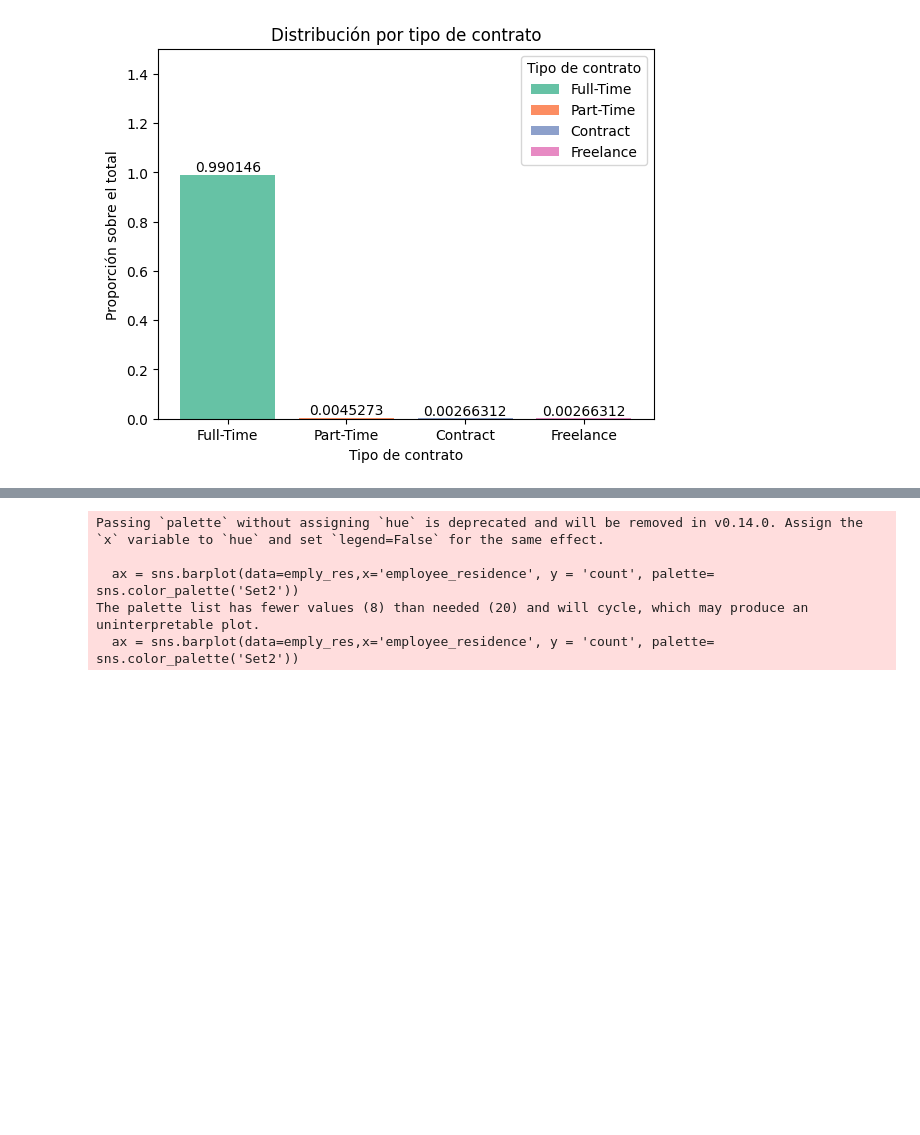
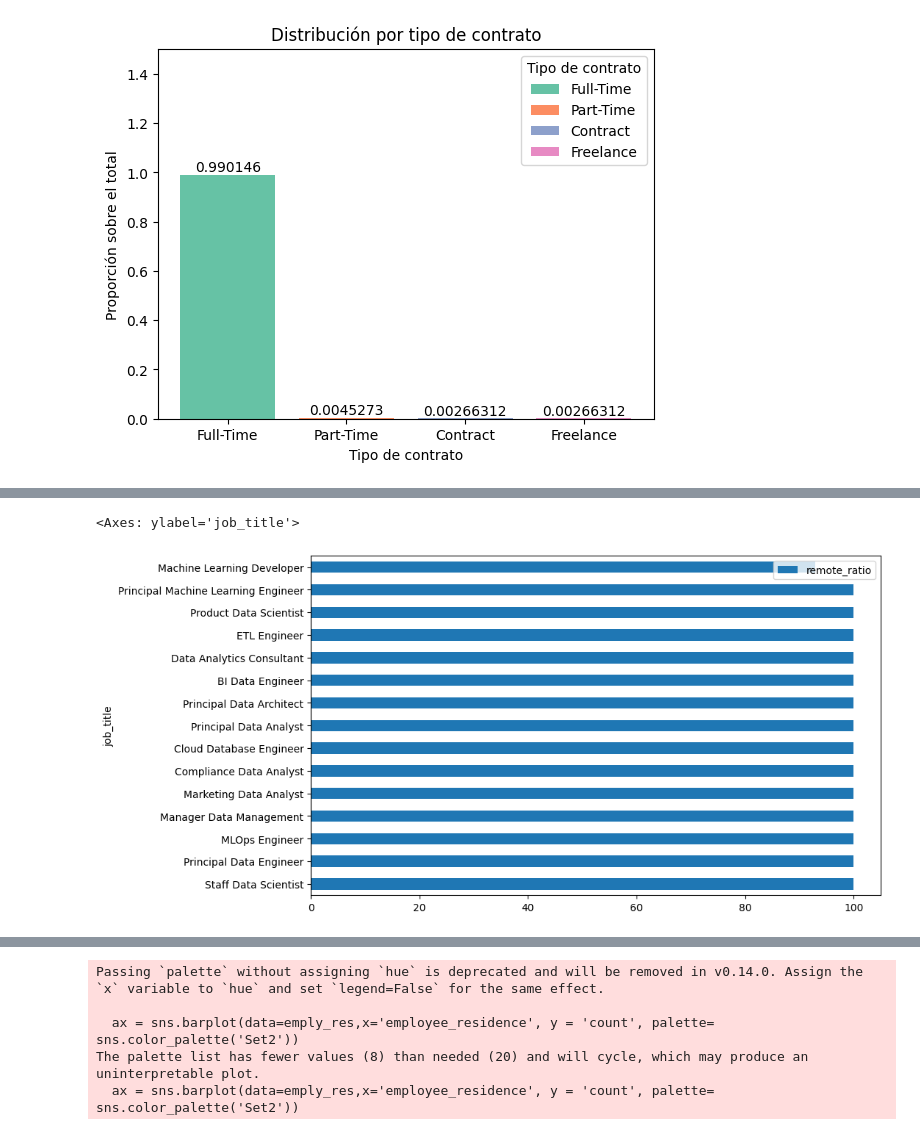
Before and after one commit to LauraGSanchz/SALARY_ANALYSIS, a Jupyter notebook: notebooks/salary_DS.ipynb, the cells around one changed output, grey strips where cells are left out. Cells and saved outputs as stored; diff of their text form; code cells hidden in the pictures; blank space fills up the shorter version.

```diff
--- a/notebooks/salary_DS.ipynb
+++ b/notebooks/salary_DS.ipynb
@@ -277,0 +258,5 @@ top_jobs.head(20)
+# %%
+ratio = pd.DataFrame(df.groupby('job_title')['remote_ratio'].mean().round(2))
+ratio.sort_values(by='remote_ratio', inplace=True, ascending=False)
+ratio = ratio[:15]
+ratio
@@ -277,0 +281,5 @@ top_jobs.head(20)
+# %%
+ratio.plot(kind='barh', stacked=False, figsize=(10, 6))
+# %% [output]
+<Axes: ylabel='job_title'>
+[figure, added]
```
Also changed, not shown: parts of 25 cells of this notebook, 2 other files.
